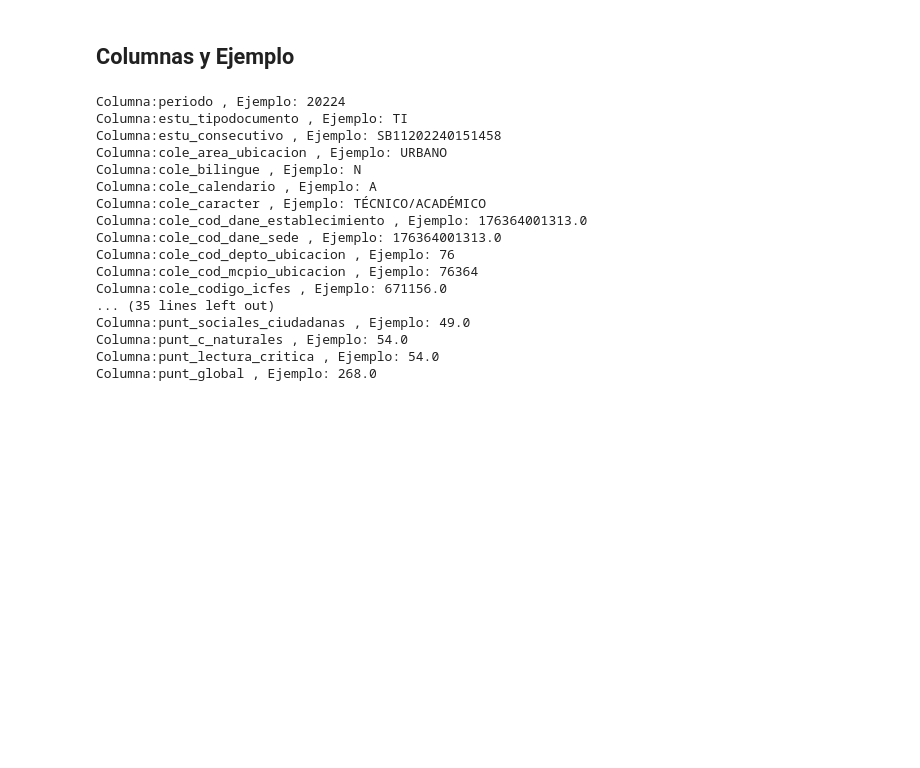
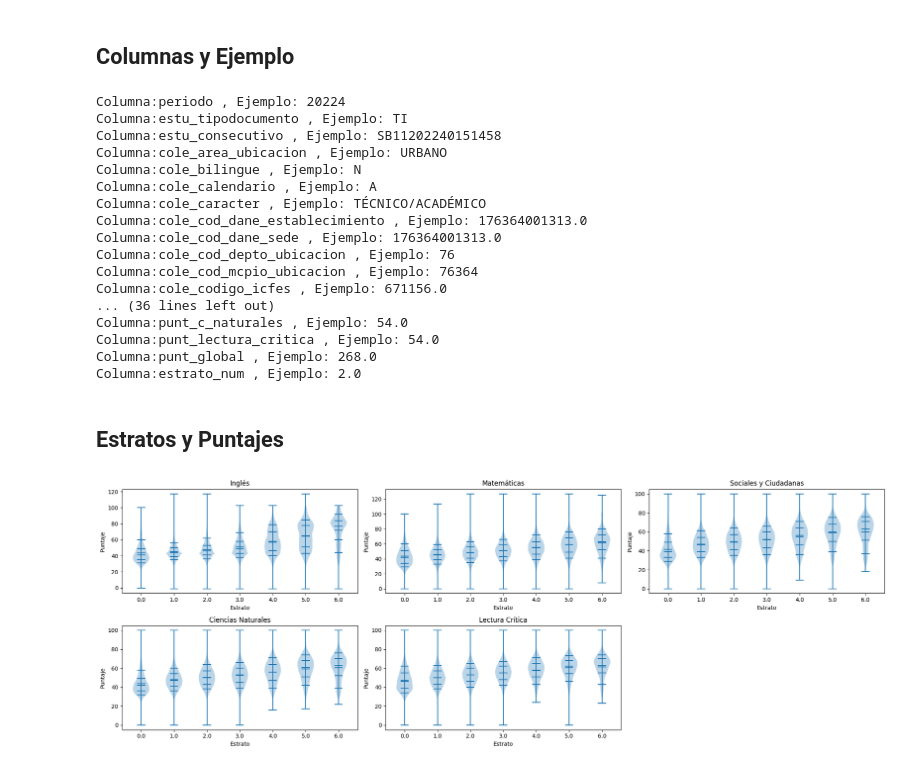
Before and after one commit to juancamilogoomezz/Proyecto-1, a Jupyter notebook: Notebook Experimentar.ipynb, the cells around one changed output. Saved outputs shown, nothing was run; the diff lists cells and outputs as text; code cells hidden in the pictures; blank space fills up the shorter version.

Commit message:
revisando estratos

```diff
--- a/Notebook Experimentar.ipynb
+++ b/Notebook Experimentar.ipynb
@@ -14,6 +15,22 @@ import pandas as pd
 # %%
 df = pd.read_csv("Saber 11 Datos Valle.csv")
 
+
+mapaarreglo = {
+    "Sin Estrato": 0,
+    "Estrato 1": 1,
+    "Estrato 2": 2,
+    "Estrato 3": 3,
+    "Estrato 4": 4,
+    "Estrato 5": 5,
+    "Estrato 6": 6
+}
+
+df["estrato_num"] = df["fami_estratovivienda"].map(mapaarreglo)
+
+
+#df[df["fami_estratovivienda"]=="Sin Estrato"][["estrato_num", "fami_estratovivienda"]].head()
+
 df.head()
 # %% [output]
 |  | periodo | estu_tipodocumento | estu_consecutivo | cole_area_ubicacion | cole_bilingue | cole_calendario | ... |
@@ -68,8 +126,49 @@ Columna:cole_cod_dane_sede , Ejemplo: 176364001313.0
 Columna:cole_cod_depto_ubicacion , Ejemplo: 76
 Columna:cole_cod_mcpio_ubicacion , Ejemplo: 76364
 Columna:cole_codigo_icfes , Ejemplo: 671156.0
-... (35 lines left out)
-Columna:punt_sociales_ciudadanas , Ejemplo: 49.0
+... (36 lines left out)
 Columna:punt_c_naturales , Ejemplo: 54.0
 Columna:punt_lectura_critica , Ejemplo: 54.0
 Columna:punt_global , Ejemplo: 268.0
+Columna:estrato_num , Ejemplo: 2.0
+# %% [markdown]
+## Estratos y Puntajes
+# %%
+
+
+estratos = sorted(df["estrato_num"].dropna().unique())
+fig= plt.figure(figsize=(20,7))
+ax1= fig.add_subplot(2, 3, 1)
+ax2= fig.add_subplot(2, 3, 2)
+ax3 = fig.add_subplot(2, 3, 3)
+ax4 = fig.add_subplot(2, 3, 4)
+ax5 = fig.add_subplot(2, 3, 5)
+areas = [
+    ("punt_ingles", ax1),
+    ("punt_matematicas", ax2),
+    ("punt_sociales_ciudadanas", ax3),
+    ("punt_c_naturales", ax4),
+    ("punt_lectura_critica", ax5),
+]
+ax1.set_title("Inglés")
+ax2.set_title("Matemáticas")
+ax3.set_title("Sociales y Ciudadanas")
+ax4.set_title("Ciencias Naturales")
+ax5.set_title("Lectura Crítica")
+
+
+
+for tipo, ax in areas:
+
+    datos = [df.loc[df["estrato_num"] == i, tipo].dropna().values for i in estratos]
+
+    ax.violinplot(datos, showmeans=True, quantiles=[[0.1,0.25,0.5,0.75,0.9]]*len(datos))
+    ax.set_xlabel("Estrato")
+    ax.set_ylabel("Puntaje")
+    ax.set_xticks(np.arange(1, len(estratos) + 1))
+    ax.set_xticklabels(estratos)
+
+plt.tight_layout()
+plt.show()
+# %% [output]
+[figure, added]
```
Also changed, not shown: parts of 16 cells of this notebook.
